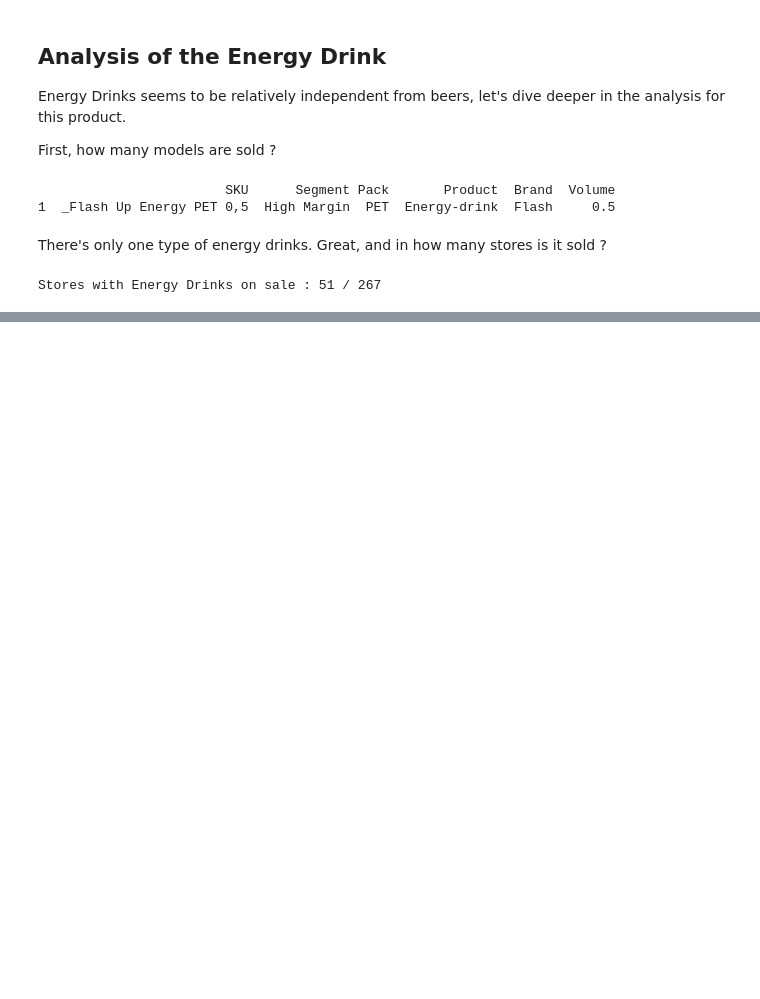
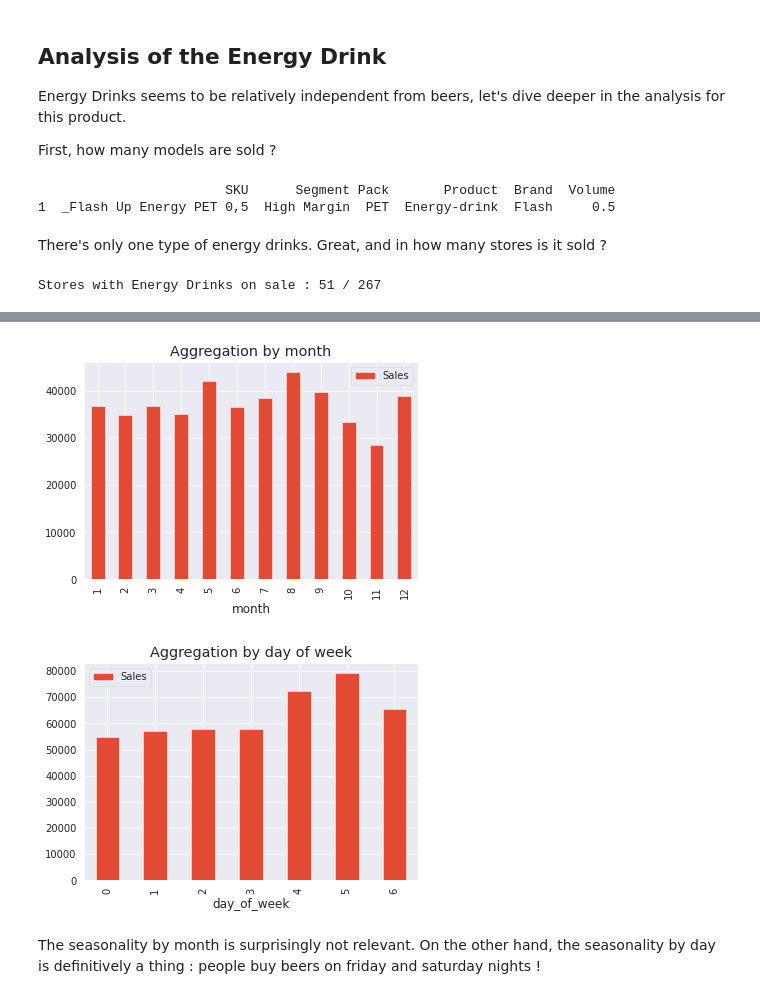
Before and after one commit to matiasvian/machine_learning_group_64, a Jupyter notebook: EDA.ipynb, the cells around one changed output, grey strips where cells are left out. Cells and saved outputs as stored; diff of their text form; code cells hidden in the pictures; blank space fills up the shorter version.

```diff
--- a/EDA.ipynb
+++ b/EDA.ipynb
@@ -231,0 +192,22 @@ Stores with Energy Drinks on sale : 51 / 267
+# %%
+def generate_features_date(df):
+    # Time features
+    df['day_of_month'] = df['Date'].dt.day
+    df['day_of_week'] = df['Date'].dt.dayofweek
+    df['month'] = df['Date'].dt.month
+    df['year'] = df['Date'].dt.year
+    df['week'] = df['Date'].dt.week
+    return df
+
+#Let's aggregate sales by months and plot it
+generate_features_date(model.train_data)[['month', 'Sales']].groupby('month').sum().plot(kind="bar", title="Aggregation by month")
+
+#Let's aggregate by day of the week
+generate_features_date(model.train_data)[['day_of_week', 'Sales']].groupby('day_of_week').sum().plot(kind="bar", title="Aggregation by day of week")
+
+plt.show()
+# %% [output]
+[figure, added]
+[figure, added]
+# %% [markdown]
+The seasonality by month is surprisingly not relevant. On the other hand, the seasonality by day is definitively a thing : people buy beers on friday and saturday nights !
```
Also changed, not shown: parts of 21 cells of this notebook, 1 other file.
